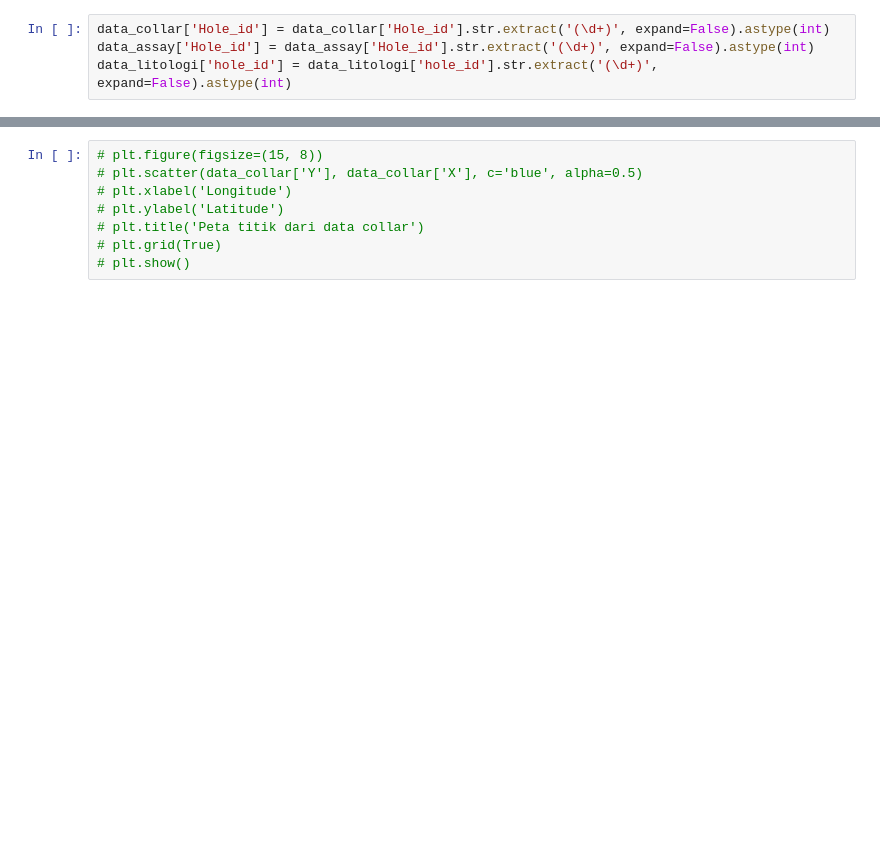
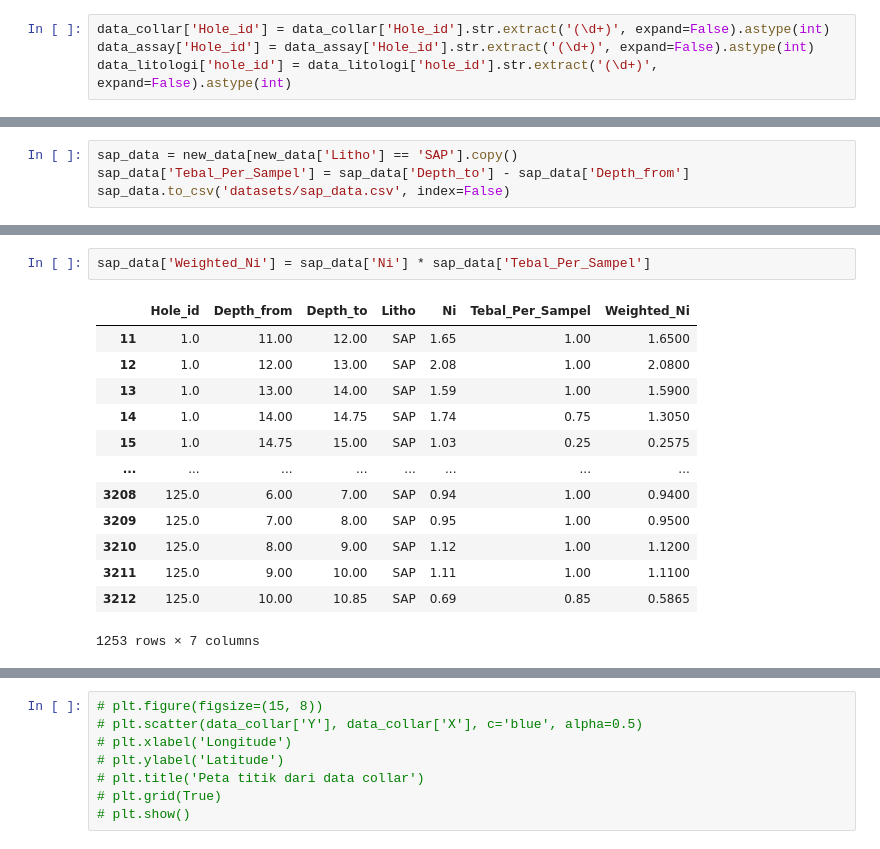
Before and after one commit to alxndr1902/PlottingGeoMap, a Jupyter notebook: main.ipynb, the cells around one changed output, grey strips where cells are left out. Cells and saved outputs as stored; diff of their text form; blank space fills up the shorter version.

```diff
--- a/main.ipynb
+++ b/main.ipynb
@@ -40,3 +41,7 @@ new_data.head()
 | 2 | 1.0 | 2.0 | 3.0 | LIM | 0.89 |
 | 3 | 1.0 | 3.0 | 4.0 | LIM | 0.98 |
 | 4 | 1.0 | 4.0 | 5.0 | LIM | 0.90 |
+# %%
+sap_data = new_data[new_data['Litho'] == 'SAP'].copy()
+sap_data['Tebal_Per_Sampel'] = sap_data['Depth_to'] - sap_data['Depth_from']
+sap_data.to_csv('datasets/sap_data.csv', index=False)
@@ -42,0 +62,16 @@ new_data.head()
+# %%
+sap_data['Weighted_Ni'] = sap_data['Ni'] * sap_data['Tebal_Per_Sampel']
+# %% [output]
+|  | Hole_id | Depth_from | Depth_to | Litho | Ni | Tebal_Per_Sampel | Weighted_Ni |
+| 11 | 1.0 | 11.00 | 12.00 | SAP | 1.65 | 1.00 | 1.6500 |
+| 12 | 1.0 | 12.00 | 13.00 | SAP | 2.08 | 1.00 | 2.0800 |
+| 13 | 1.0 | 13.00 | 14.00 | SAP | 1.59 | 1.00 | 1.5900 |
+| 14 | 1.0 | 14.00 | 14.75 | SAP | 1.74 | 0.75 | 1.3050 |
+| 15 | 1.0 | 14.75 | 15.00 | SAP | 1.03 | 0.25 | 0.2575 |
+| ... | ... | ... | ... | ... | ... | ... | ... |
+| 3208 | 125.0 | 6.00 | 7.00 | SAP | 0.94 | 1.00 | 0.9400 |
+| 3209 | 125.0 | 7.00 | 8.00 | SAP | 0.95 | 1.00 | 0.9500 |
+| 3210 | 125.0 | 8.00 | 9.00 | SAP | 1.12 | 1.00 | 1.1200 |
+| 3211 | 125.0 | 9.00 | 10.00 | SAP | 1.11 | 1.00 | 1.1100 |
+| 3212 | 125.0 | 10.00 | 10.85 | SAP | 0.69 | 0.85 | 0.5865 |
+1253 rows × 7 columns
```
Also changed, not shown: parts of 10 cells of this notebook.
